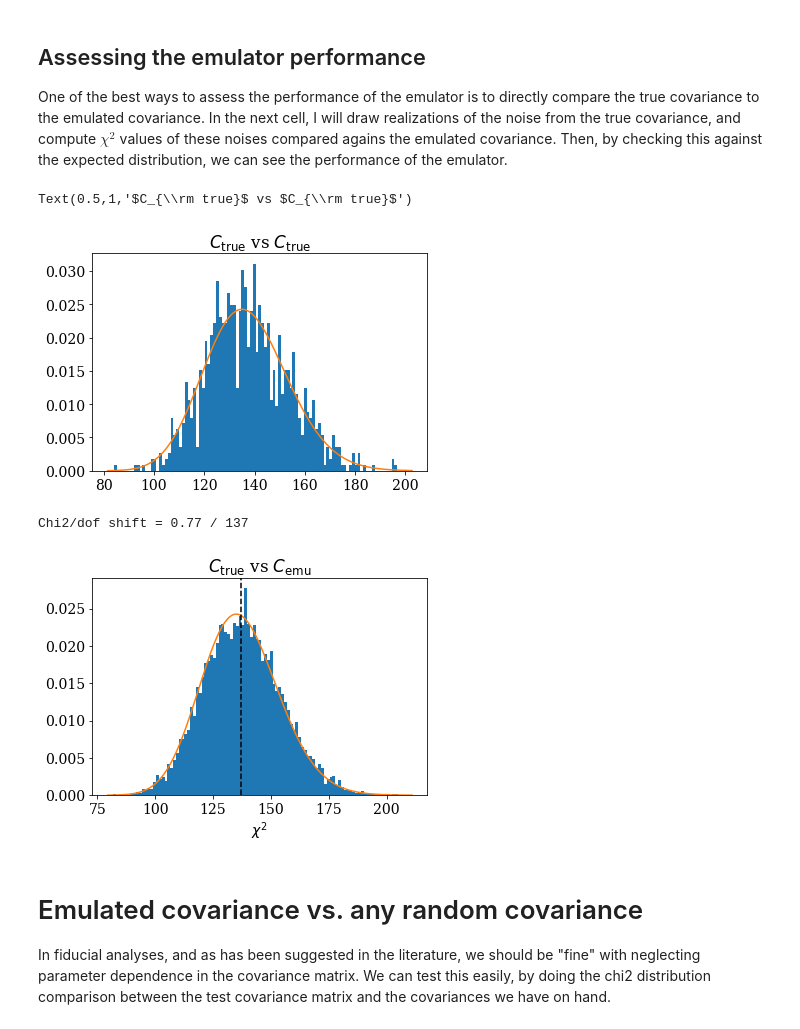
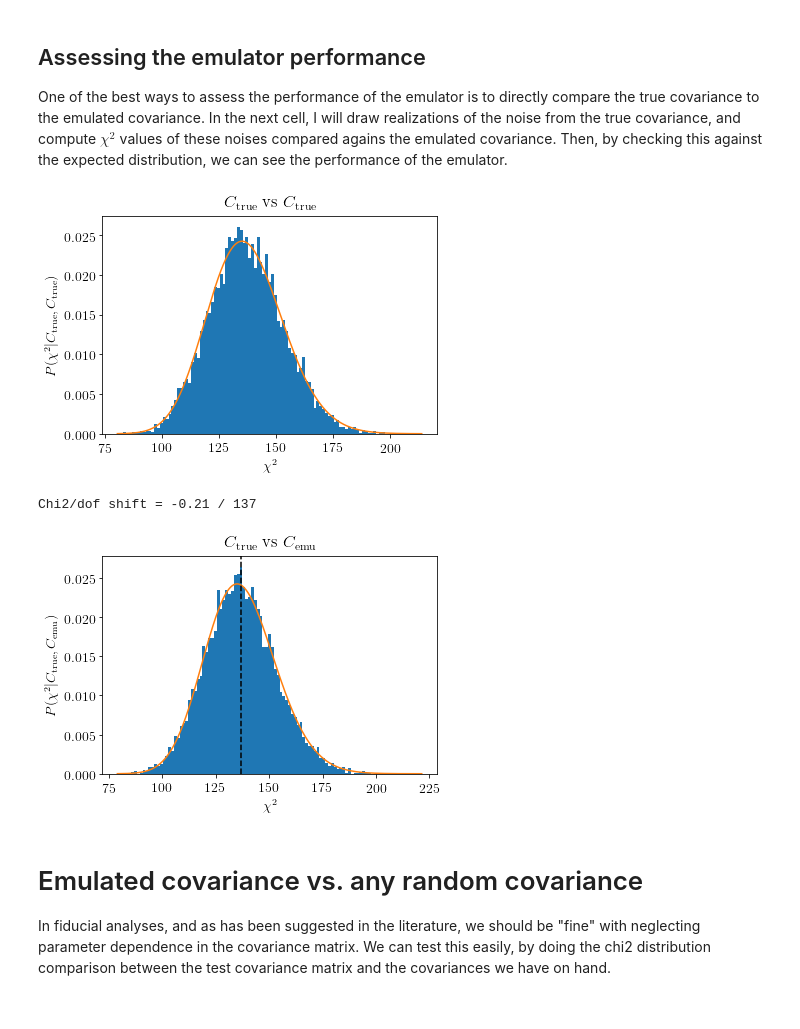
Before and after one commit to tmcclintock/covariance_emulator, a Jupyter notebook: notebooks/Emulating DES Part2: xi+xi- covariances.ipynb, the cells around one changed output. Cells and saved outputs as stored; diff of their text form; code cells hidden in the pictures.

```diff
--- a/notebooks/Emulating DES Part2: xi+xi- covariances.ipynb
+++ b/notebooks/Emulating DES Part2: xi+xi- covariances.ipynb
@@ -10,7 +10,7 @@ import matplotlib.pyplot as plt
 %matplotlib inline
 # %%
 plt.rc("font", size=14, family="serif")
-#plt.rc("text", usetex=True)
+plt.rc("text", usetex=True)
 # %%
 #Read in the domain locations, or locations in parameter space
 parameters = np.loadtxt("cosmo_parameters.txt")
@@ -40,10 +40,11 @@ def view_corr(cov, lncov=False):
     return
 # %%
 #Split off the last covariance matrix
-test_cov = covs[-1]
-test_parameters = parameters[-1]
-covs = covs[:-1]
-parameters = parameters[:-1]
+test_index = 24 #try not to use the last one
+test_cov = covs[test_index]
+test_parameters = parameters[test_index]
+covs = np.delete(covs, test_index, 0)#covs[:-1]
+parameters = np.delete(parameters, test_index, 0)#parameters[:-1]
 # %%
 #Create an emulator
 NPC_D = 10
@@ -167,31 +172,34 @@ def get_chi2s_between_Cs(C1, C2, N_samples=1000):
 
 dof = len(test_cov)
 # %%
-chi2s = get_chi2s_between_Cs(test_cov, test_cov)
+chi2s = get_chi2s_between_Cs(test_cov, test_cov, 10000)
 plt.hist(chi2s, density=True, bins=100)
 x = np.linspace(min(chi2s)*0.97, 1.03*max(chi2s), 1000)
 plt.plot(x, stats.chi2.pdf(x, dof))
 plt.title(r"$C_{\rm true}$ vs $C_{\rm true}$")
+plt.ylabel(r"$P(\chi^2|C_{\rm true},C_{\rm true})$")
+plt.xlabel(r"$\chi^2$")
+plt.savefig("chi2_distribution_noise_realizations.png", dpi=300, bbox_inches="tight")
 # %% [output]
-Text(0.5,1,'$C_{\\rm true}$ vs $C_{\\rm true}$')
-[figure, old version]
+[figure, new version]
 # %%
 chi2s = get_chi2s_between_Cs(test_cov, Cpredicted, 10000)
 # %%
 plt.hist(chi2s, density=True, bins=100)
 x = np.linspace(min(chi2s)*0.97, 1.03*max(chi2s), 1000)
 #x = np.linspace(300, 800, 1000)
 plt.plot(x, stats.chi2.pdf(x, dof))
 plt.title(r"$C_{\rm true}$ vs $C_{\rm emu}$")
-plt.xlabel(r"$\chi^2$")
 plt.axvline(dof, color="k", ls="--")
 ax = plt.gca()
 #ax.text(0.7, 0.5, r"$\chi2=d^TC^{-1}d$", transform=ax.transAxes)
 print("Chi2/dof shift = %.2f / %d"%(np.mean(chi2s) - dof, dof))
-plt.savefig("chi2_realizations.png", dpi=300, bbox_inches="tight")
+plt.ylabel(r"$P(\chi^2|C_{\rm true},C_{\rm emu})$")
+plt.xlabel(r"$\chi^2$")
+plt.savefig("chi2_realizations_true_vs_emu.png", dpi=300, bbox_inches="tight")
 # %% [output]
-Chi2/dof shift = 0.77 / 137
+Chi2/dof shift = -0.21 / 137
-[figure, old version]
+[figure, new version]
 # %% [markdown]
 # Emulated covariance vs. any random covariance
 
```
Also changed, not shown: parts of 6 cells of this notebook.
